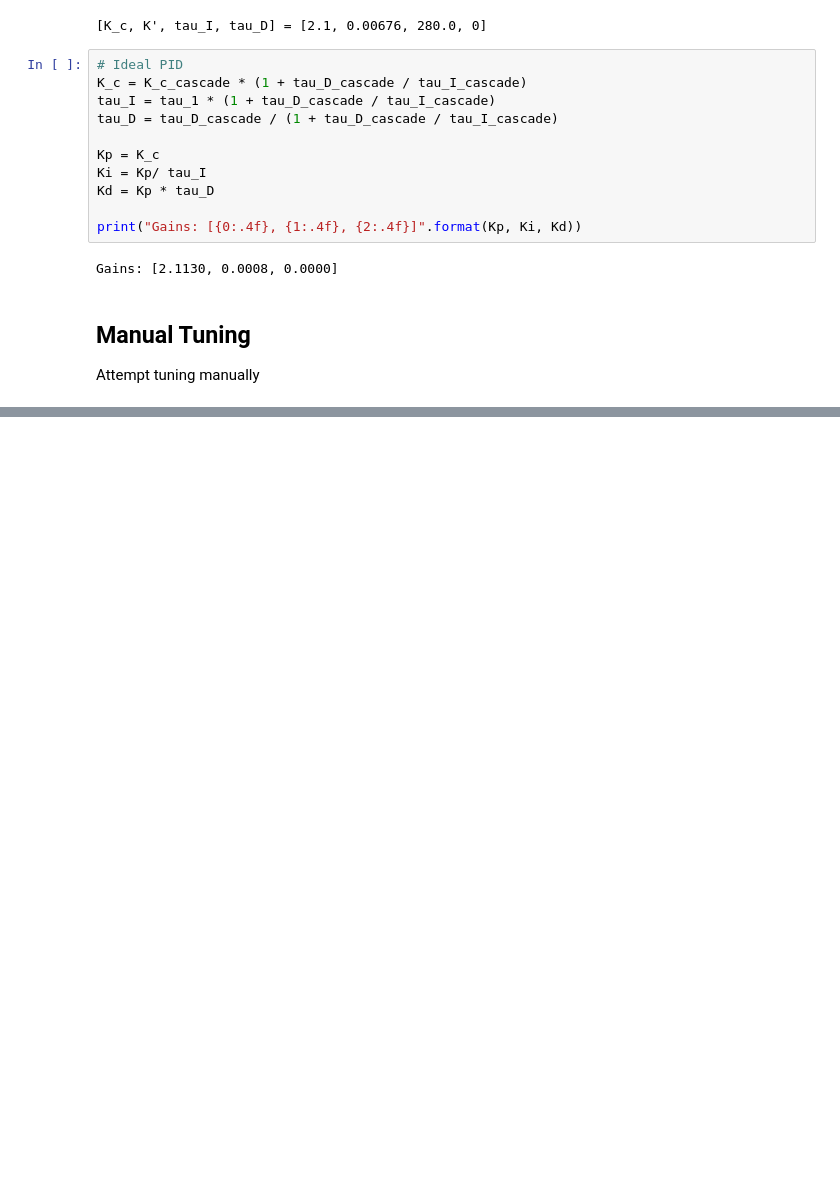
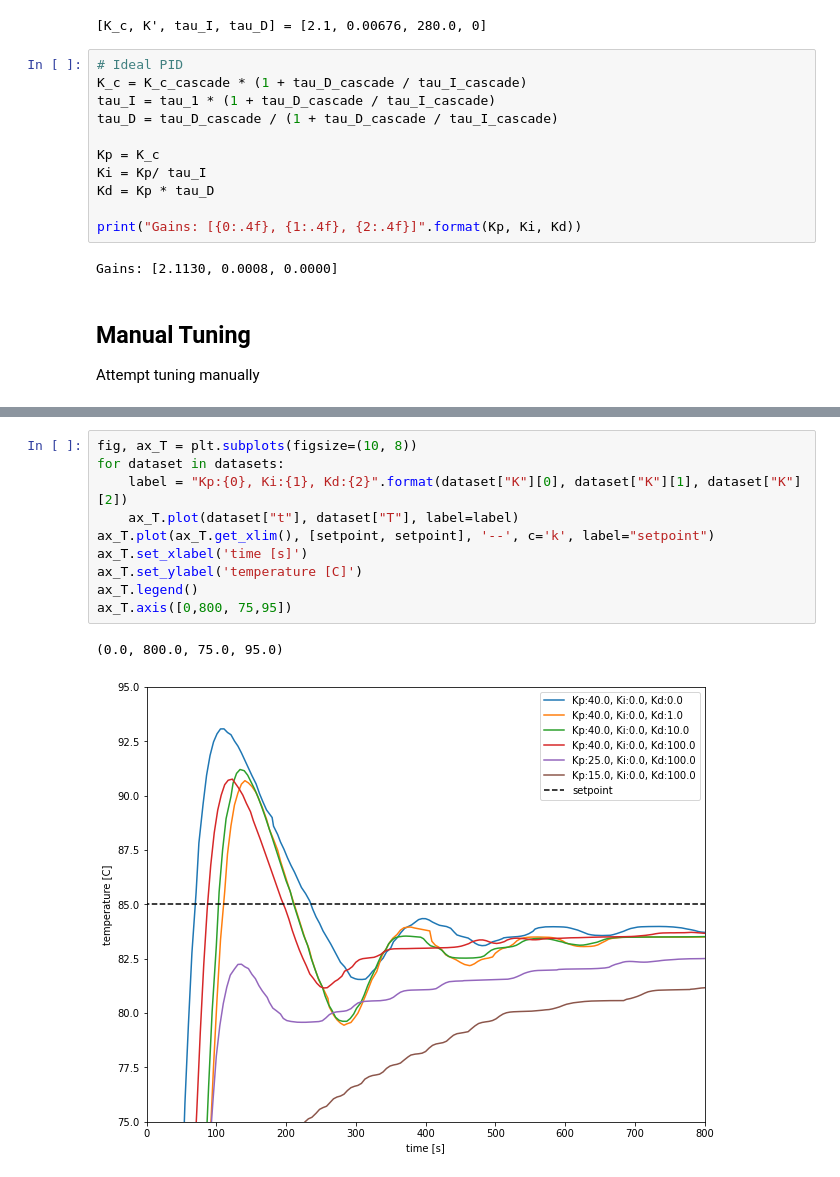
Before and after one commit to willhunt/silvia, a Jupyter notebook: docs/docs/control/assets/silvia_manual_tuning.ipynb, the cells around one changed output, grey strips where cells are left out. Saved outputs shown, nothing was run; the diff lists cells and outputs as text; blank space fills up the shorter version.

```diff
--- a/docs/docs/control/assets/silvia_manual_tuning.ipynb
+++ b/docs/docs/control/assets/silvia_manual_tuning.ipynb
@@ -392,0 +393,13 @@ Next try Kp=25, Kd=100
+# %%
+fig, ax_T = plt.subplots(figsize=(10, 8))
+for dataset in datasets:
+    label = "Kp:{0}, Ki:{1}, Kd:{2}".format(dataset["K"][0], dataset["K"][1], dataset["K"][2])
+    ax_T.plot(dataset["t"], dataset["T"], label=label)
+ax_T.plot(ax_T.get_xlim(), [setpoint, setpoint], '--', c='k', label="setpoint")
+ax_T.set_xlabel('time [s]')
+ax_T.set_ylabel('temperature [C]')
+ax_T.legend()
+ax_T.axis([0,800, 75,95])
+# %% [output]
+(0.0, 800.0, 75.0, 95.0)
+[figure, added]
```
Also changed, not shown: parts of 2 cells of this notebook, 15 other files.
